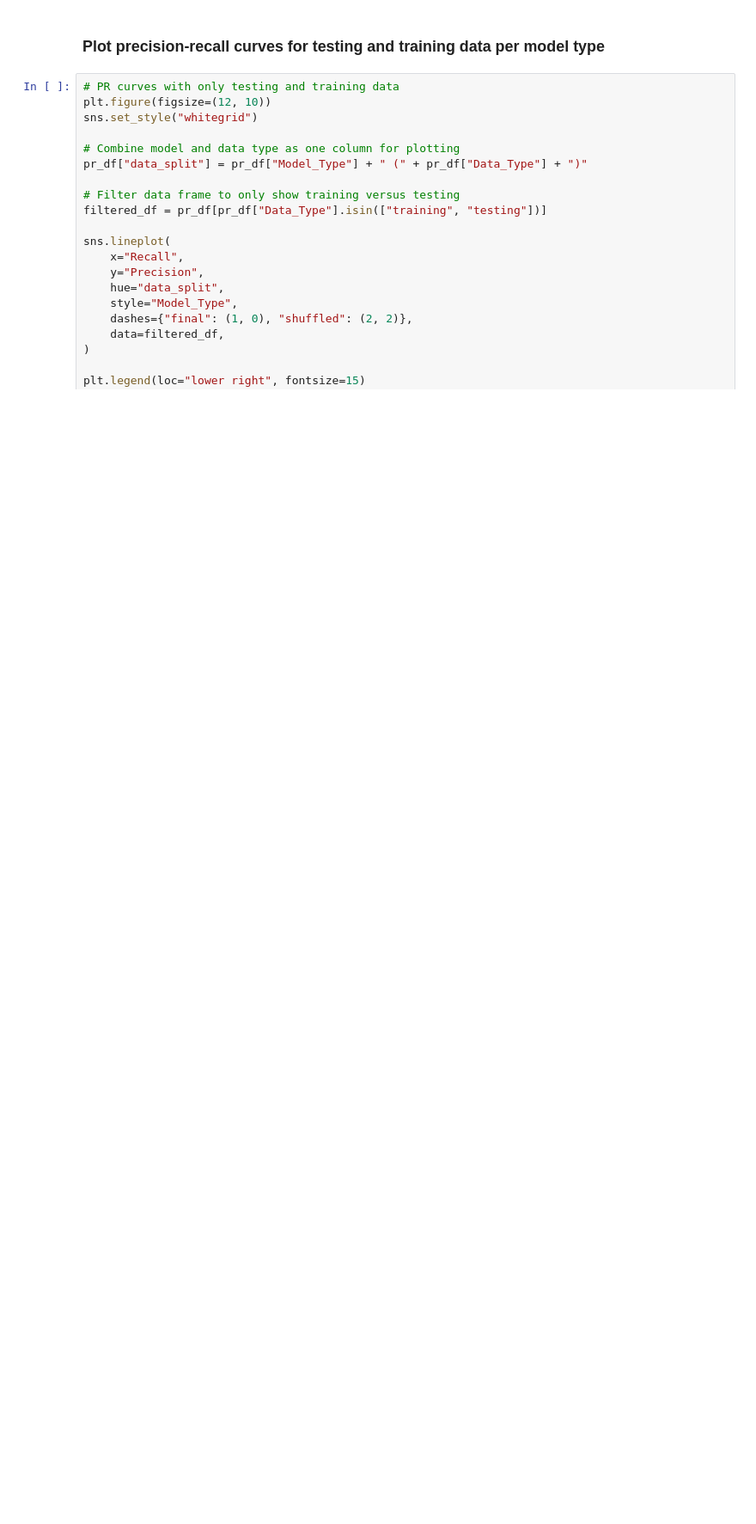
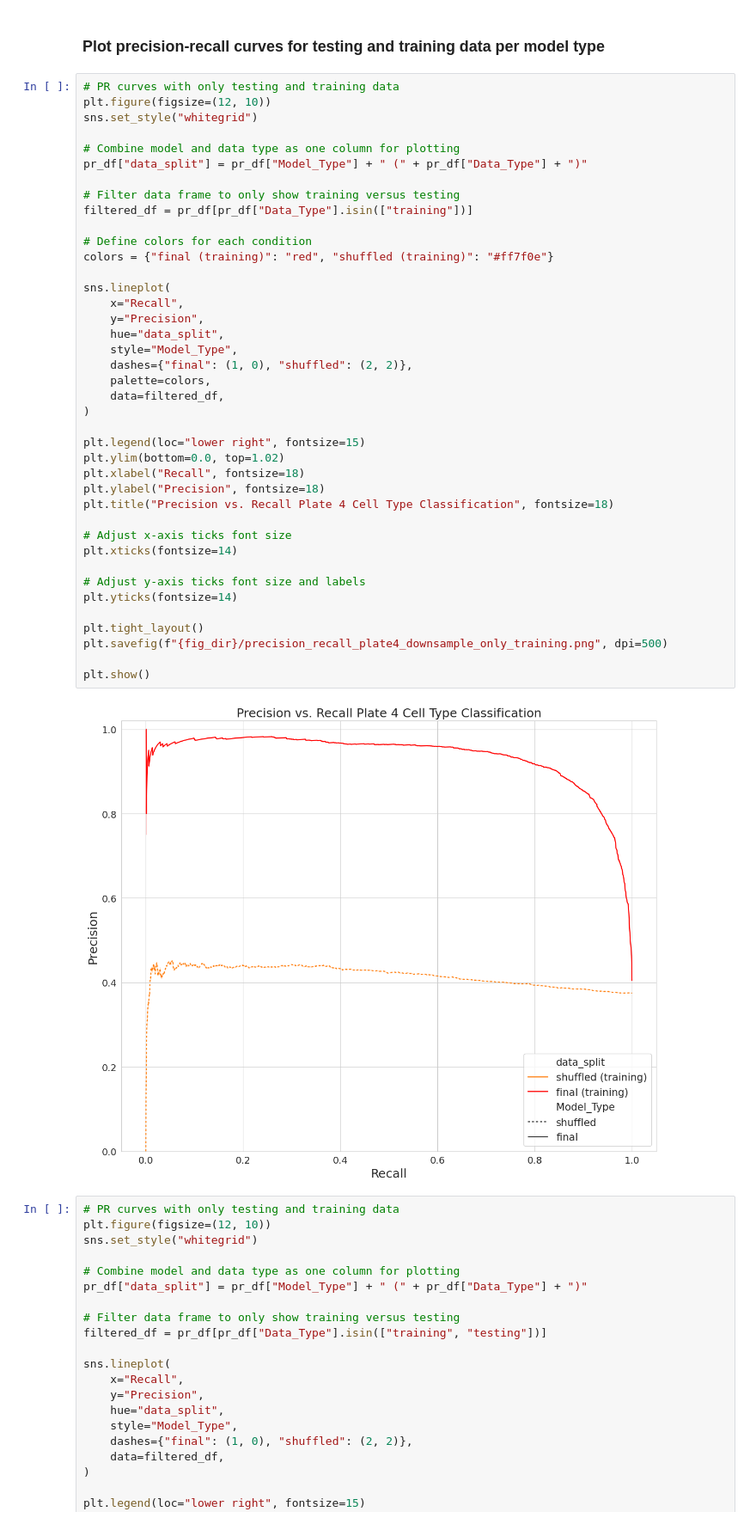
Before and after one commit to WayScience/cellpainting_predicts_cardiac_fibrosis, a Jupyter notebook: 5.machine_learning/2.evaluate_models.ipynb, the cells around one changed output. Shown at 86% size. Drawn from its saved outputs; the diff is of its cells as text; blank space fills up the shorter version.

```diff
--- a/5.machine_learning/2.evaluate_models.ipynb
+++ b/5.machine_learning/2.evaluate_models.ipynb
@@ -120,5 +130,47 @@ Applying model to training_data ...
 # %% [markdown]
 ### Plot precision-recall curves for testing and training data per model type
+# %%
+# PR curves with only testing and training data
+plt.figure(figsize=(12, 10))
+sns.set_style("whitegrid")
+
+# Combine model and data type as one column for plotting
+pr_df["data_split"] = pr_df["Model_Type"] + " (" + pr_df["Data_Type"] + ")"
+
+# Filter data frame to only show training versus testing
+filtered_df = pr_df[pr_df["Data_Type"].isin(["training"])]
+
+# Define colors for each condition
+colors = {"final (training)": "red", "shuffled (training)": "#ff7f0e"}
+
+sns.lineplot(
+    x="Recall",
+    y="Precision",
+    hue="data_split",
+    style="Model_Type",
+    dashes={"final": (1, 0), "shuffled": (2, 2)},
+    palette=colors,
+    data=filtered_df,
+)
+
+plt.legend(loc="lower right", fontsize=15)
+plt.ylim(bottom=0.0, top=1.02)
+plt.xlabel("Recall", fontsize=18)
+plt.ylabel("Precision", fontsize=18)
+plt.title("Precision vs. Recall Plate 4 Cell Type Classification", fontsize=18)
+
+# Adjust x-axis ticks font size
+plt.xticks(fontsize=14)
+
+# Adjust y-axis ticks font size and labels
+plt.yticks(fontsize=14)
+
+plt.tight_layout()
+plt.savefig(f"{fig_dir}/precision_recall_plate4_downsample_only_training.png", dpi=500)
+
+plt.show()
+# %% [output]
+[figure, added]
 # %%
 # PR curves with only testing and training data
 plt.figure(figsize=(12, 10))
```
Also changed, not shown: parts of 1 cell of this notebook, 12 other files.
